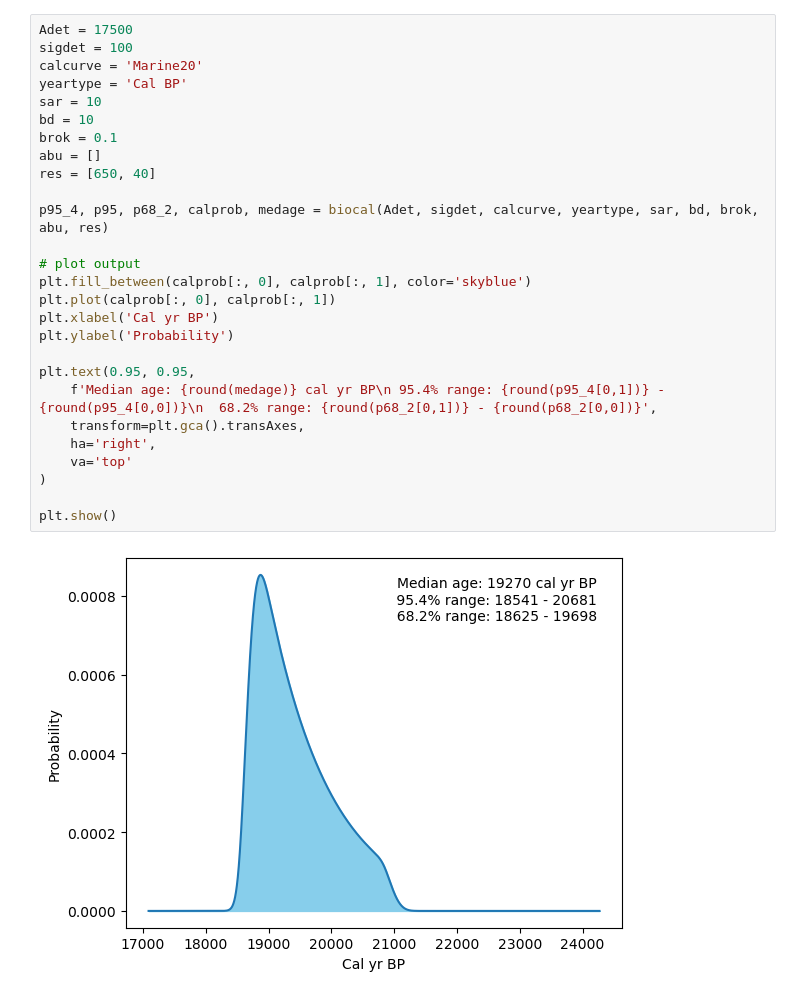
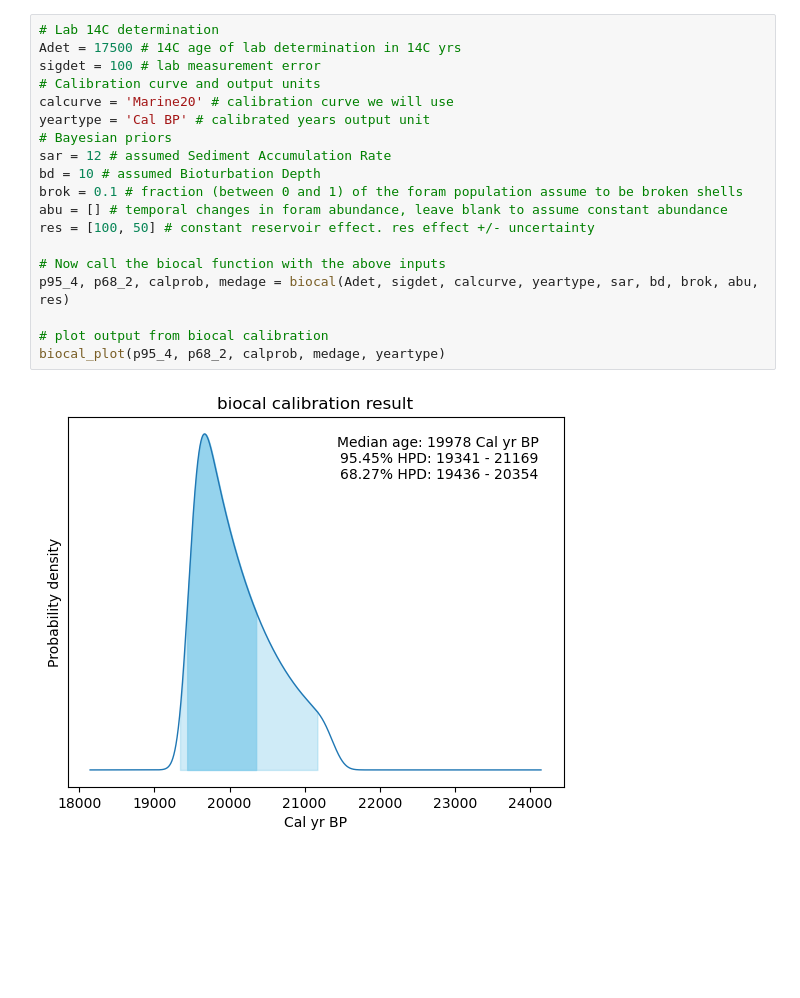
Before and after one commit to bryanlougheed/biocal, a Jupyter notebook: biocal_tutorial.ipynb, the cells around one changed output. Drawn from its saved outputs; the diff is of its cells as text; blank space fills up the shorter version.

```diff
--- a/biocal_tutorial.ipynb
+++ b/biocal_tutorial.ipynb
@@ -22,29 +35,21 @@ If you need documention for the function then type `?biocal` into the python com
 # %%
-Adet = 17500
-sigdet = 100
-calcurve = 'Marine20'
-yeartype = 'Cal BP'
-sar = 10
-bd = 10
-brok = 0.1
-abu = []
-res = [650, 40]
+# Lab 14C determination
+Adet = 17500 # 14C age of lab determination in 14C yrs
+sigdet = 100 # lab measurement error
+# Calibration curve and output units
+calcurve = 'Marine20' # calibration curve we will use
+yeartype = 'Cal BP' # calibrated years output unit
+# Bayesian priors
+sar = 12 # assumed Sediment Accumulation Rate
+bd = 10 # assumed Bioturbation Depth
+brok = 0.1 # fraction (between 0 and 1) of the foram population assume to be broken shells
+abu = [] # temporal changes in foram abundance, leave blank to assume constant abundance
+res = [100, 50] # constant reservoir effect. res effect +/- uncertainty
 
-p95_4, p95, p68_2, calprob, medage = biocal(Adet, sigdet, calcurve, yeartype, sar, bd, brok, abu, res)
+# Now call the biocal function with the above inputs
+p95_4, p68_2, calprob, medage = biocal(Adet, sigdet, calcurve, yeartype, sar, bd, brok, abu, res)
 
-# plot output
-plt.fill_between(calprob[:, 0], calprob[:, 1], color='skyblue')
-plt.plot(calprob[:, 0], calprob[:, 1])
-plt.xlabel('Cal yr BP')
-plt.ylabel('Probability')
-
-plt.text(0.95, 0.95,
-    f'Median age: {round(medage)} cal yr BP\n 95.4% range: {round(p95_4[0,1])} - {round(p95_4[0,0])}\n  68.2% range: {round(p68_2[0,1])} - {round(p68_2[0,0])}',
-    transform=plt.gca().transAxes,
-    ha='right',
-    va='top'
-)
-
-plt.show()
+# plot output from biocal calibration
+biocal_plot(p95_4, p68_2, calprob, medage, yeartype)
 # %% [output]
-[figure, old version]
+[figure, new version]
```
Also changed, not shown: parts of 10 cells of this notebook, 1 other file.
